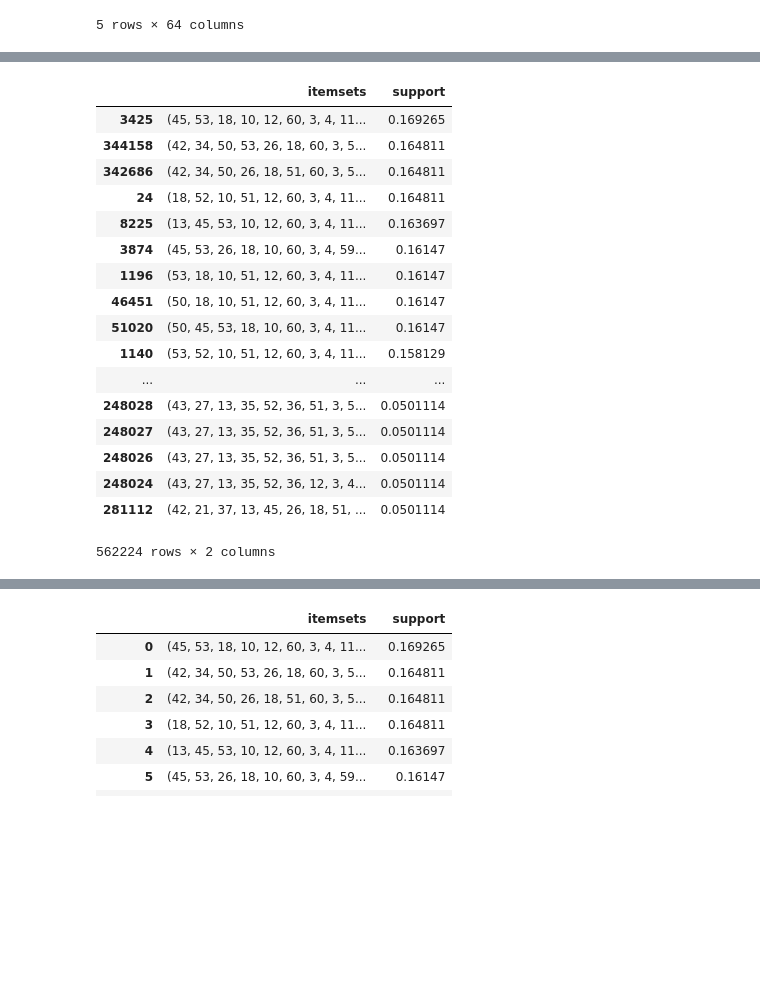
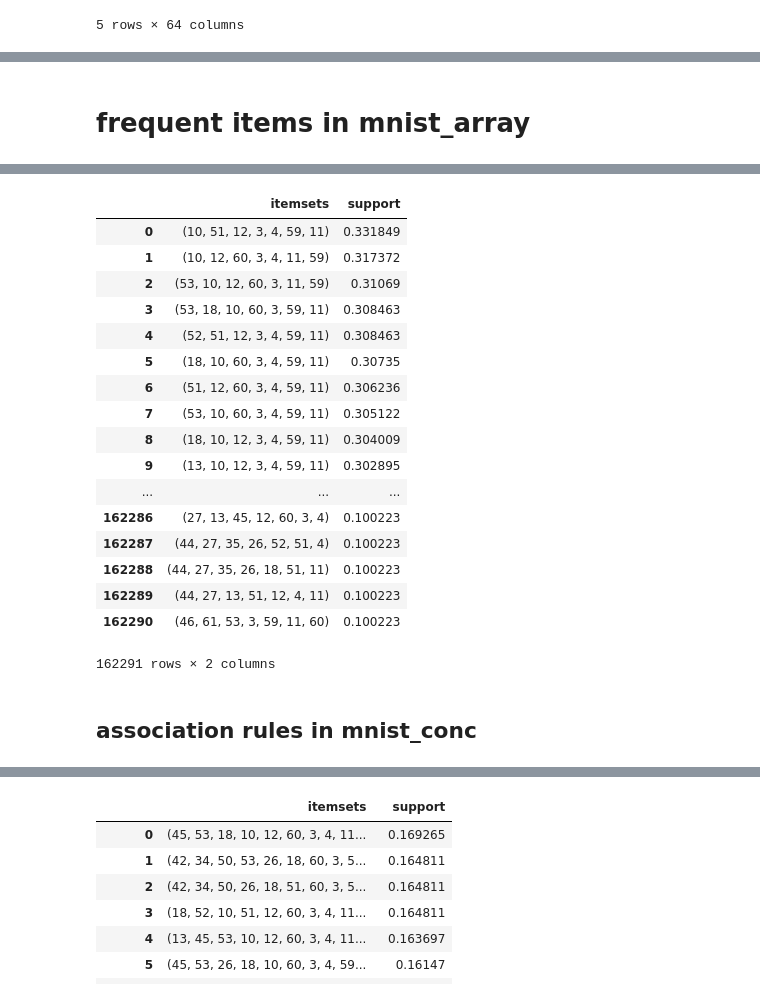
Before and after one commit to triwave33/association_rule_learning, a Jupyter notebook: association_rules_pyfim.ipynb, the cells around one changed output, grey strips where cells are left out. Cells and saved outputs as stored; diff of their text form; code cells hidden in the pictures; blank space fills up the shorter version.

```diff
--- a/association_rules_pyfim.ipynb
+++ b/association_rules_pyfim.ipynb
@@ -67,9 +102,10 @@ def pickupColumns(df, ind):
+# %% [markdown]
+# frequent items in mnist_array
 # %%
-transactions = [pickupColumns(mnist_df,i) for i in range(mnist_df.shape[0])]
-transactions = np.array(transactions)
-
-%time res = np.array(fpgrowth(transactions, supp=5, zmin=10, report='s'))
+%time res = np.array(fpgrowth(transactions, supp=10, zmin=7, report='s'))
 
 freq_df = pd.DataFrame(res, columns=['itemsets', 'support'])
-freq_df.sort_values('support', ascending=False)
+freq_df = freq_df.sort_values('support', ascending=False)
+freq_df.index = np.arange(freq_df.shape[0])
+freq_df
 # %% [output]
@@ -78,19 +114,21 @@ Wall time: 1.36 s
 |  | itemsets | support |
-| 3425 | (45, 53, 18, 10, 12, 60, 3, 4, 11... | 0.169265 |
-| 344158 | (42, 34, 50, 53, 26, 18, 60, 3, 5... | 0.164811 |
-| 342686 | (42, 34, 50, 26, 18, 51, 60, 3, 5... | 0.164811 |
-| 24 | (18, 52, 10, 51, 12, 60, 3, 4, 11... | 0.164811 |
-| 8225 | (13, 45, 53, 10, 12, 60, 3, 4, 11... | 0.163697 |
-| 3874 | (45, 53, 26, 18, 10, 60, 3, 4, 59... | 0.16147 |
-| 1196 | (53, 18, 10, 51, 12, 60, 3, 4, 11... | 0.16147 |
-| 46451 | (50, 18, 10, 51, 12, 60, 3, 4, 11... | 0.16147 |
-| 51020 | (50, 45, 53, 18, 10, 60, 3, 4, 11... | 0.16147 |
-| 1140 | (53, 52, 10, 51, 12, 60, 3, 4, 11... | 0.158129 |
+| 0 | (10, 51, 12, 3, 4, 59, 11) | 0.331849 |
+| 1 | (10, 12, 60, 3, 4, 11, 59) | 0.317372 |
+| 2 | (53, 10, 12, 60, 3, 11, 59) | 0.31069 |
+| 3 | (53, 18, 10, 60, 3, 59, 11) | 0.308463 |
+| 4 | (52, 51, 12, 3, 4, 59, 11) | 0.308463 |
+| 5 | (18, 10, 60, 3, 4, 59, 11) | 0.30735 |
+| 6 | (51, 12, 60, 3, 4, 59, 11) | 0.306236 |
+| 7 | (53, 10, 60, 3, 4, 59, 11) | 0.305122 |
+| 8 | (18, 10, 12, 3, 4, 59, 11) | 0.304009 |
+| 9 | (13, 10, 12, 3, 4, 59, 11) | 0.302895 |
 | ... | ... | ... |
-| 248028 | (43, 27, 13, 35, 52, 36, 51, 3, 5... | 0.0501114 |
-| 248027 | (43, 27, 13, 35, 52, 36, 51, 3, 5... | 0.0501114 |
-| 248026 | (43, 27, 13, 35, 52, 36, 51, 3, 5... | 0.0501114 |
-| 248024 | (43, 27, 13, 35, 52, 36, 12, 3, 4... | 0.0501114 |
-| 281112 | (42, 21, 37, 13, 45, 26, 18, 51, ... | 0.0501114 |
+| 162286 | (27, 13, 45, 12, 60, 3, 4) | 0.100223 |
+| 162287 | (44, 27, 35, 26, 52, 51, 4) | 0.100223 |
+| 162288 | (44, 27, 35, 26, 18, 51, 11) | 0.100223 |
+| 162289 | (44, 27, 13, 51, 12, 4, 11) | 0.100223 |
+| 162290 | (46, 61, 53, 3, 59, 11, 60) | 0.100223 |
-562224 rows × 2 columns
+162291 rows × 2 columns
+# %% [markdown]
+## association rules in mnist_conc
 # %%
```
Also changed, not shown: parts of 19 cells of this notebook, 1 other file.
